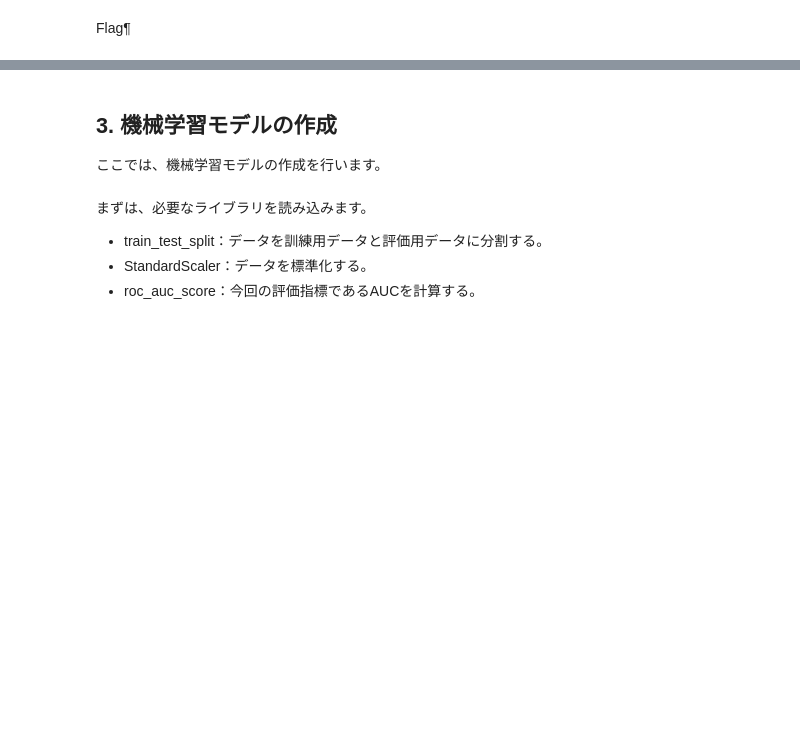
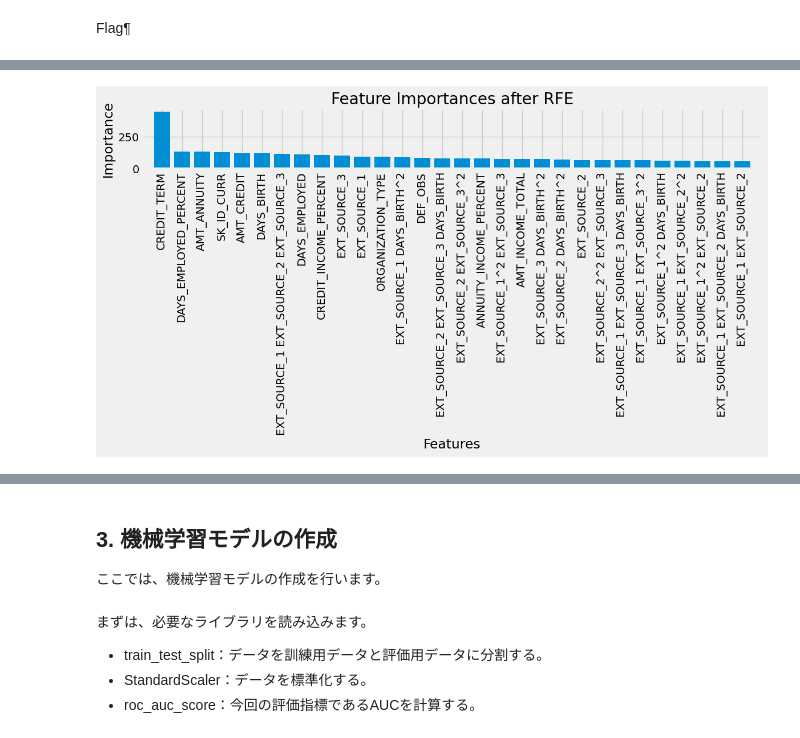
Before and after one commit to rokugatsu/HomeCreditDefaultRisk, a Jupyter notebook: My_competition2_v10.ipynb, the cells around one changed output, grey strips where cells are left out. Drawn from its saved outputs; the diff is of its cells as text; code cells hidden in the pictures; blank space fills up the shorter version.

```diff
--- a/My_competition2_v10.ipynb
+++ b/My_competition2_v10.ipynb
@@ -914,8 +915,8 @@ Polynomial features
 Domain knowledge features
 # %%
 # Make a new dataframe for polynomial features
-poly_features = train[['EXT_SOURCE_1', 'EXT_SOURCE_2', 'EXT_SOURCE_3','TARGET']]
-poly_features_test = test[['EXT_SOURCE_1', 'EXT_SOURCE_2', 'EXT_SOURCE_3']]
+poly_features = train[['EXT_SOURCE_1', 'EXT_SOURCE_2', 'EXT_SOURCE_3','DAYS_BIRTH','TARGET']]
+poly_features_test = test[['EXT_SOURCE_1', 'EXT_SOURCE_2', 'EXT_SOURCE_3','DAYS_BIRTH']]
 
 # imputer for handling missing values
 #from sklearn.preprocessing import Imputer
@@ -1251,0 +1300,48 @@ train_fix
+# %%
+import lightgbm as lgb
+from sklearn.feature_selection import RFE
+
+# 選択された特徴量の重要度を取得
+selected_importances = rfe.estimator_.feature_importances_
+
+# 選択された特徴量名を取得
+selected_features = X_rfe.columns
+
+# すべての特徴量の重要度を取得
+#all_importances = RandomForestRegressor(random_state=42).fit(X_pf_df, y).feature_importances_
+
+# すべての特徴量の名前を取得
+#all_features = X_pf_df.columns
+all_features = train_fix.columns
+
+# 選択された特徴量の重要度と特徴量名を並べ替え
+sorted_indices = np.argsort(selected_importances)[::-1]
+sorted_selected_importances = selected_importances[sorted_indices]
+sorted_selected_features = selected_features[sorted_indices]
+
+# 特徴量重要度の比較プロット
+plt.figure(figsize=(12, 8))
+
+# 選択された特徴量の重要度のプロット
+plt.subplot(2, 1, 1)
+plt.title("Feature Importances after RFE")
+plt.bar(range(len(sorted_selected_importances)), sorted_selected_importances, align="center")
+plt.xticks(range(len(sorted_selected_importances)), sorted_selected_features, rotation=90)
+plt.xlim([-1, len(sorted_selected_importances)])
+plt.xlabel('Features')
+plt.ylabel('Importance')
+
+# すべての特徴量の重要度のプロット（上位10個）
+#indices = np.argsort(all_importances)[::-1][:10]
+#plt.subplot(2, 1, 2)
+#plt.title("Top 10 Feature Importances")
+#plt.bar(range(len(indices)), all_importances[indices], align="center")
+#plt.xticks(range(len(indices)), np.array(all_features)[indices], rotation=90)
+#plt.xlim([-1, len(indices)])
+#plt.xlabel('Features')
+#plt.ylabel('Importance')
+
+plt.tight_layout()
+plt.show()
+# %% [output]
+[figure, added]
```
Also changed, not shown: parts of 33 cells of this notebook.
